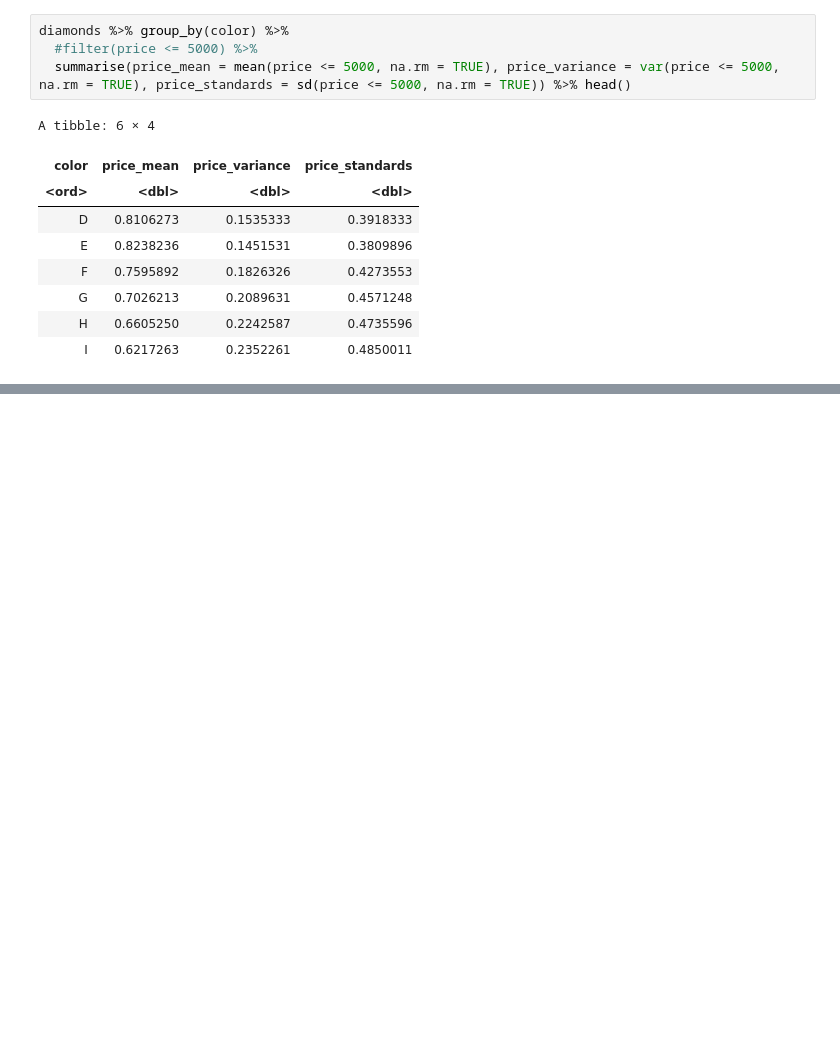
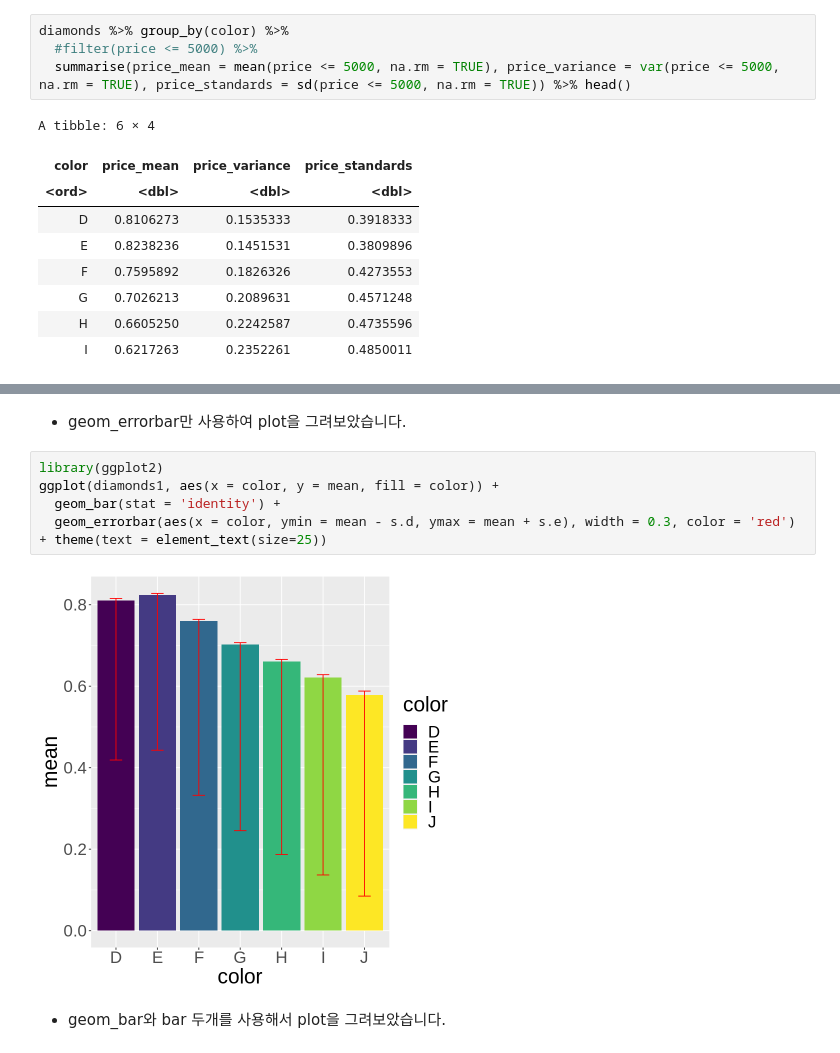
Before and after one commit to kcw0331/Environmental-Health-Big-Data-Analysis, a Jupyter notebook: 과제2/HW2.ipynb, the cells around one changed output, grey strips where cells are left out. Cells and saved outputs as stored; diff of their text form; blank space fills up the shorter version.

```diff
--- a/과제2/HW2.ipynb
+++ b/과제2/HW2.ipynb
@@ -138,0 +188,11 @@ ggplot(mapping = aes(x = color, y = price_standards)) +
+# %% [markdown]
+* geom_errorbar만 사용하여 plot을 그려보았습니다.
+# %%
+library(ggplot2)
+ggplot(diamonds1, aes(x = color, y = mean, fill = color)) +
+  geom_bar(stat = 'identity') +
+  geom_errorbar(aes(x = color, ymin = mean - s.d, ymax = mean + s.e), width = 0.3, color = 'red') + theme(text = element_text(size=25))
+# %% [output]
+[figure, added]
+# %% [markdown]
+* geom_bar와 bar 두개를 사용해서 plot을 그려보았습니다.
```
Also changed, not shown: parts of 16 cells of this notebook.
